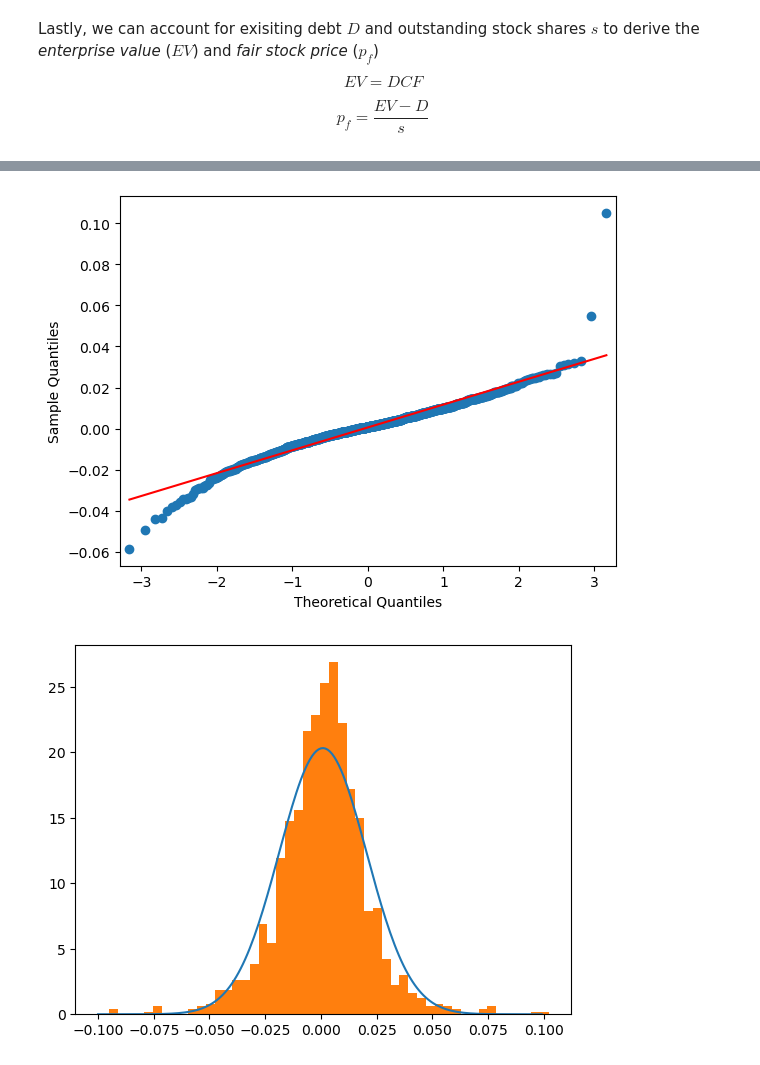
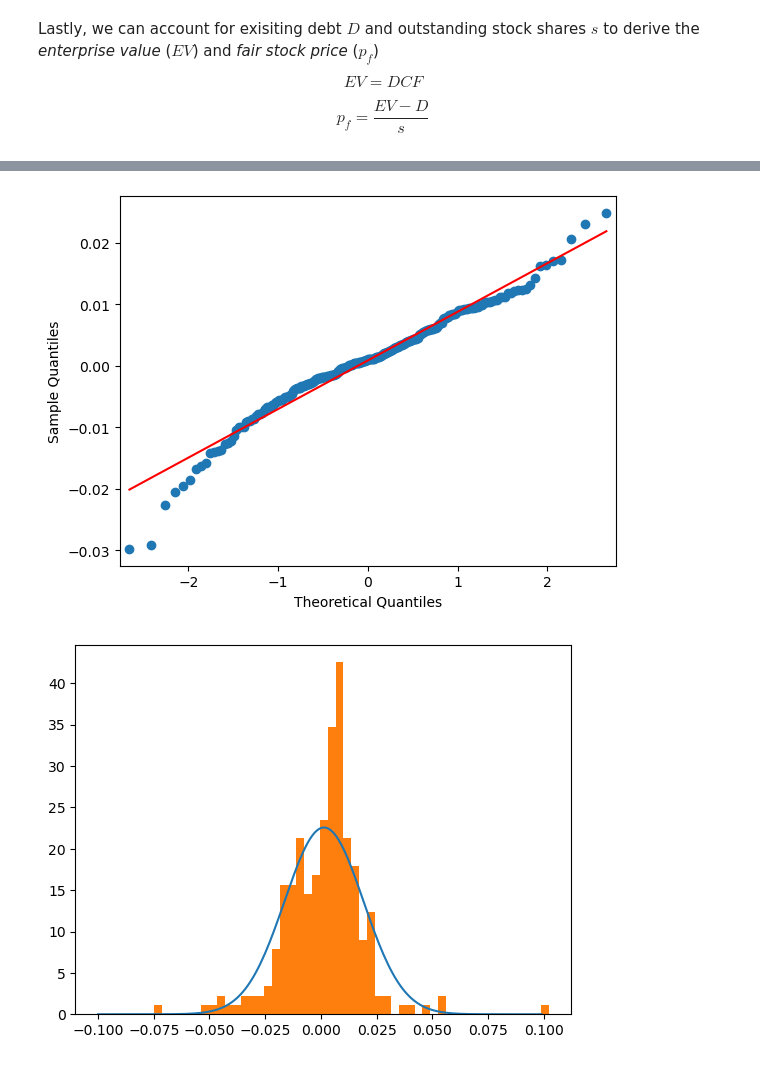
Before and after one commit to Acouvertier/phase_0_quant_foundations, a Jupyter notebook: phase_1_project.ipynb, the cells around one changed output, grey strips where cells are left out. Saved outputs shown, nothing was run; the diff lists cells and outputs as text; code cells hidden in the pictures.

```diff
--- a/phase_1_project.ipynb
+++ b/phase_1_project.ipynb
@@ -244,6 +244,7 @@ google_returns = returns_df(google_data)
 spy_returns = returns_df(spy_data)
 # %%
 #Visualize The Distributions
-google_returns = google_returns.rename(columns={"simple_returns":"simple_googl","log_returns":"log_googl"})
-spy_returns = spy_returns.rename(columns={"simple_returns":"simple_spy","log_returns":"log_spy"})
-google_spy_combined = pd.merge(google_returns,spy_returns,on='date',how='outer')
+fixed_year = 2024
+google_returns = single_year_data(google_returns,fixed_year).rename(columns={"simple_returns":"simple_googl","log_returns":"log_googl"})
+spy_returns = single_year_data(spy_returns,fixed_year).rename(columns={"simple_returns":"simple_spy","log_returns":"log_spy"})
+google_spy_combined = pd.merge(google_returns,spy_returns,on='date',how='left')
@@ -277,14 +268,15 @@ _ = sm.qqplot(simple_return_google,line='s',loc=mean_googl)
 simple_return_spy = google_spy_combined['simple_spy'].dropna().to_numpy()
 _ = sm.qqplot(simple_return_spy,line='s',loc=mean_spy)
 # %% [output]
-[figure, old version]
+[figure, new version]
 # %%
-rate_values = np.arange(-.1,.1,0.001)
-normal_googl = sc.norm.pdf(rate_values,loc=mean_googl,scale=std_googl)
-normal_spy = sc.norm.pdf(rate_values,loc=mean_spy,scale=std_spy)
+rate_values_googl = np.arange(-.1,.1,0.001)
+rate_values_spy = np.arange(-.05,.05,0.0001)
+normal_googl = sc.norm.pdf(rate_values_googl,loc=mean_googl,scale=std_googl)
+normal_spy = sc.norm.pdf(rate_values_spy,loc=mean_spy,scale=std_spy)
 # %%
-plt.plot(rate_values,normal_googl)
+plt.plot(rate_values_googl,normal_googl)
 _ = plt.hist(google_spy_combined['simple_googl'],bins=50,density=True)
 # %% [output]
-[figure, old version]
+[figure, new version]
 # %%
```
Also changed, not shown: parts of 21 cells of this notebook, 2 other files.
